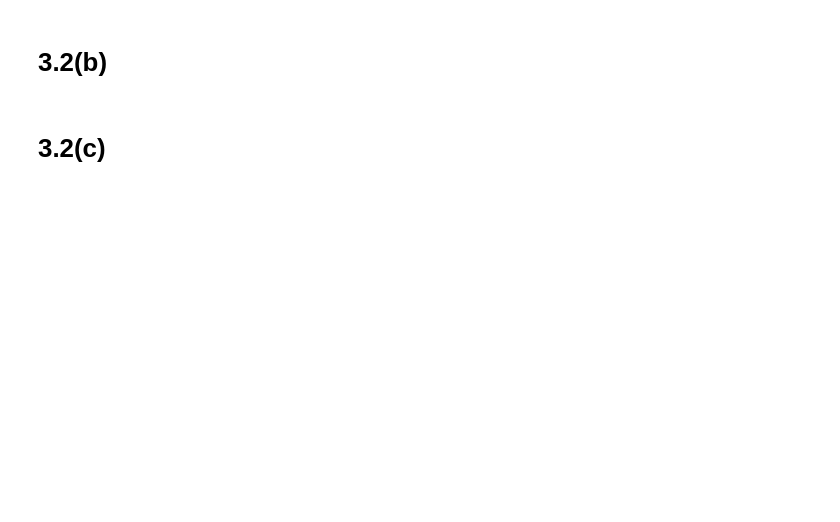
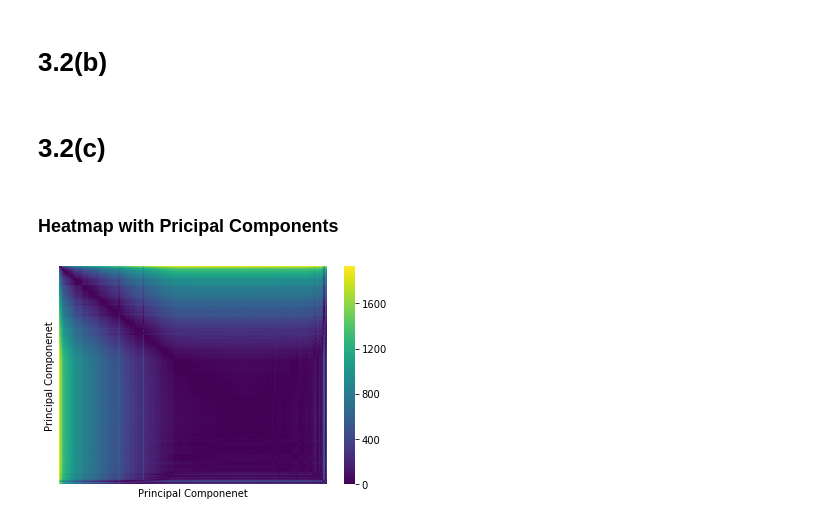
Before and after one commit to TemExile/python_practice, a Jupyter notebook: work.ipynb, the cells around one changed output. Cells and saved outputs as stored; diff of their text form; code cells hidden in the pictures; blank space fills up the shorter version.

```diff
--- a/work.ipynb
+++ b/work.ipynb
@@ -10,5 +11,5 @@ from pyclustertend import vat
 ## Loading Data and Randomly Sampling
 # %%
 sp_data = pd.read_csv('special_traffic.csv', sep = ',', index_col = None)
-# special_traffic = sp_data.sample(n = 1000, random_state = 123)
-# special_traffic.head()
+special_traffic = sp_data.sample(n = 1000, random_state = 123).reset_index()
+special_traffic.head()
@@ -17,5 +30,5 @@ sp_data = pd.read_csv('special_traffic.csv', sep = ',', index_col = None)
 # %% [markdown]
 ## Extracted the x Value
 # %%
-used_x = sp_data.loc[:,'maximum_speed': 'motorcycle']
+used_x = special_traffic.loc[:,'maximum_speed': 'motorcycle']
 used_x.head()
@@ -22,3 +42,3 @@ used_x.head()
 # %%
-y = sp_data[['StrType']]
+y = special_traffic[['StrType']]
 y.head()
@@ -70,0 +143,9 @@ vat(x)
+# %% [markdown]
+### Heatmap with Pricipal Components
+# %%
+RV, C, I = vat(principalDf)
+x = sns.heatmap(RV, cmap = 'viridis', xticklabels = False, yticklabels = False)
+x.set(xlabel = 'Principal Componenet', ylabel = 'Principal Componenet')
+plt.show()
+# %% [output]
+[figure, added]
```
Also changed, not shown: parts of 15 cells of this notebook.
